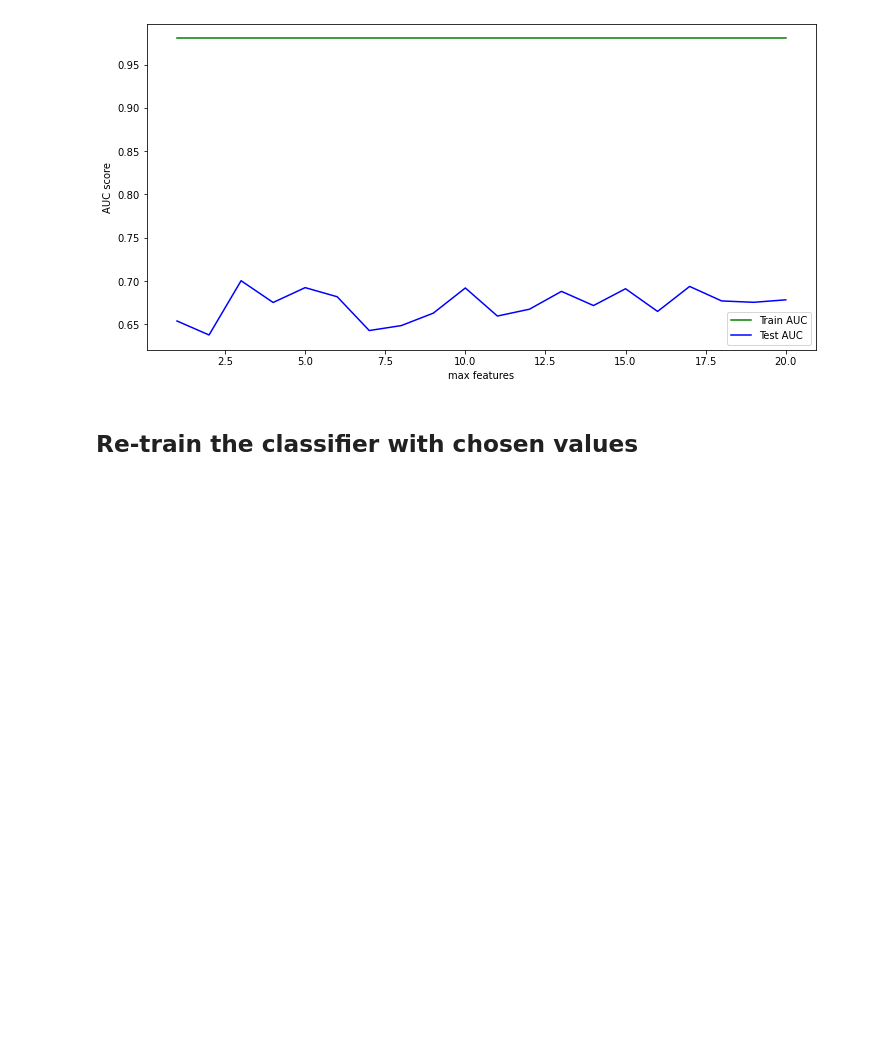
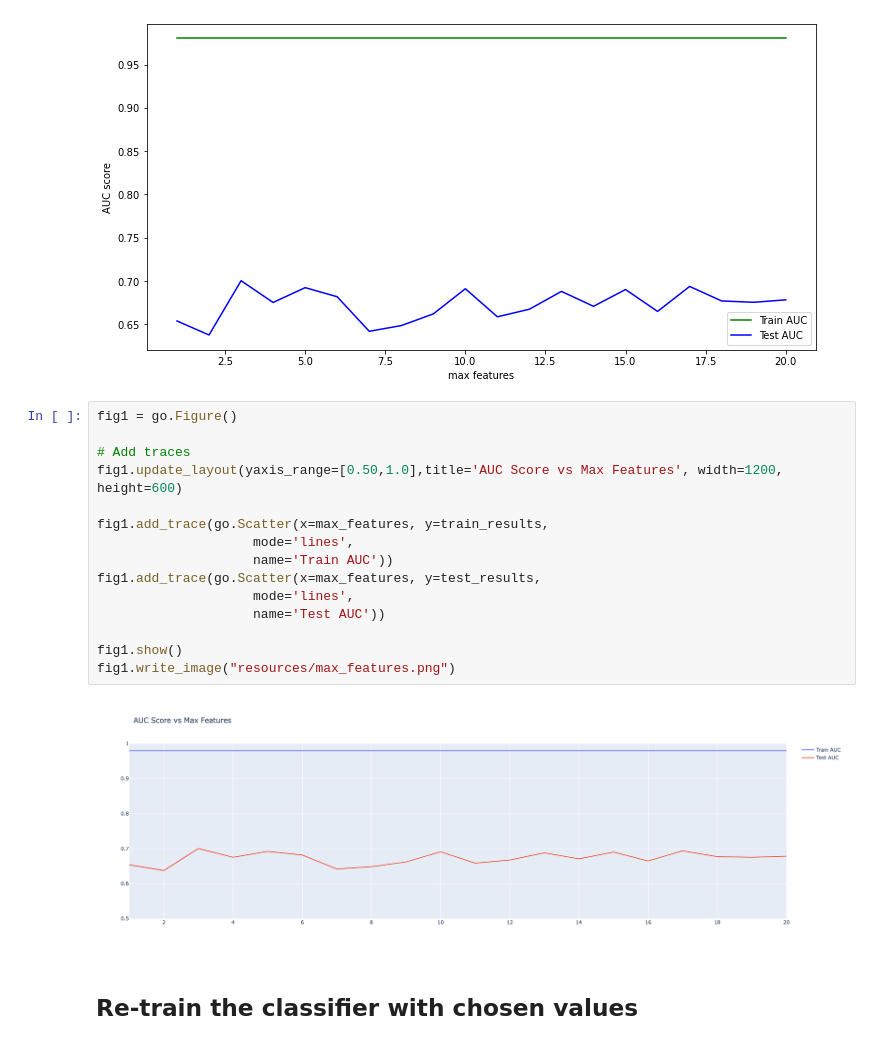
Before and after one commit to vharkar/505-customer-predict-decisiontrees, a Jupyter notebook: customer-eval-modeling.ipynb, the cells around one changed output. Drawn from its saved outputs; the diff is of its cells as text; blank space fills up the shorter version.

```diff
--- a/customer-eval-modeling.ipynb
+++ b/customer-eval-modeling.ipynb
@@ -644,6 +729,23 @@ plt.legend()
 plt.show()
 # %% [output]
 [figure]
+# %%
+fig1 = go.Figure()
+
+# Add traces
+fig1.update_layout(yaxis_range=[0.50,1.0],title='AUC Score vs Max Features', width=1200, height=600)
+
+fig1.add_trace(go.Scatter(x=max_features, y=train_results,
+                    mode='lines',
+                    name='Train AUC'))
+fig1.add_trace(go.Scatter(x=max_features, y=test_results,
+                    mode='lines',
+                    name='Test AUC'))
+
+fig1.show()
+fig1.write_image("resources/max_features.png")
+# %% [output]
+[figure, added]
 # %% [markdown]
 ## Re-train the classifier with chosen values
 # %%
```
Also changed, not shown: parts of 68 cells of this notebook, 6 other files.
